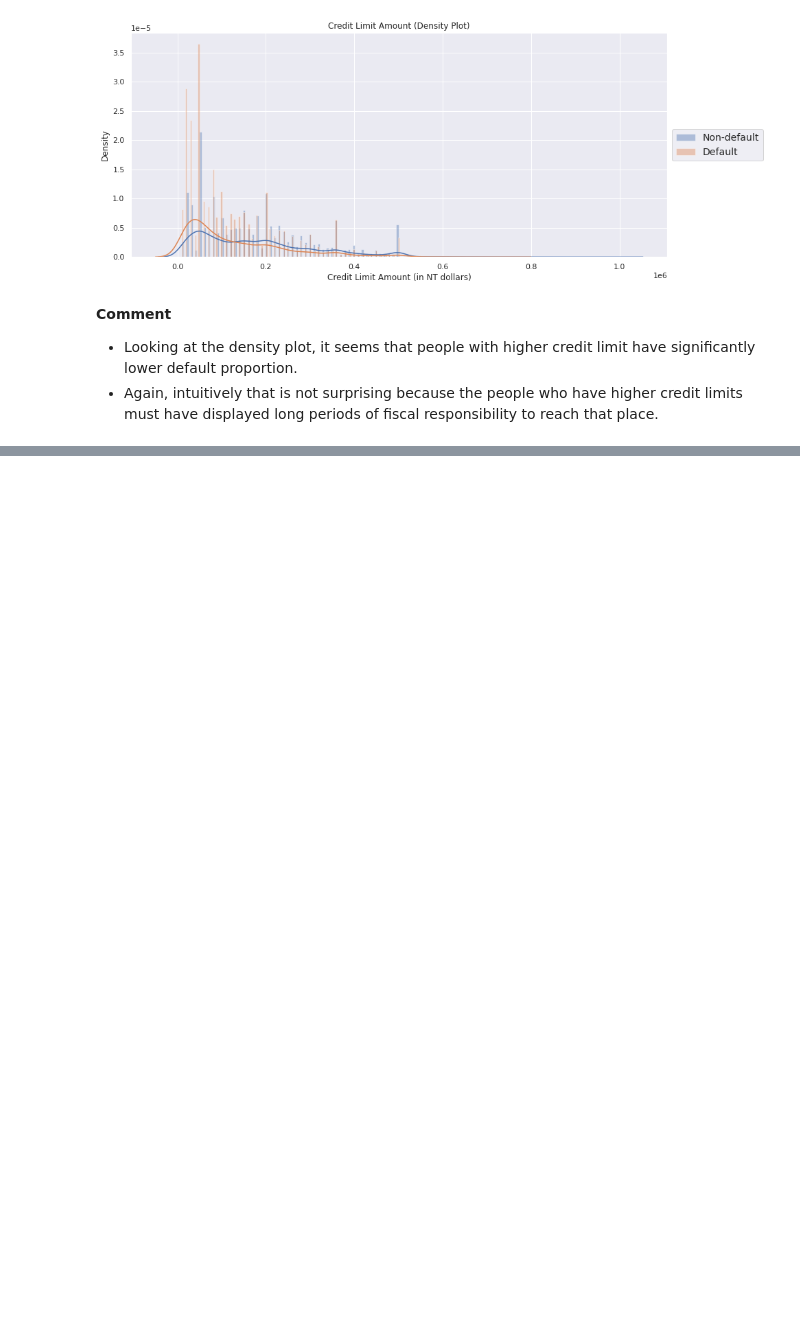
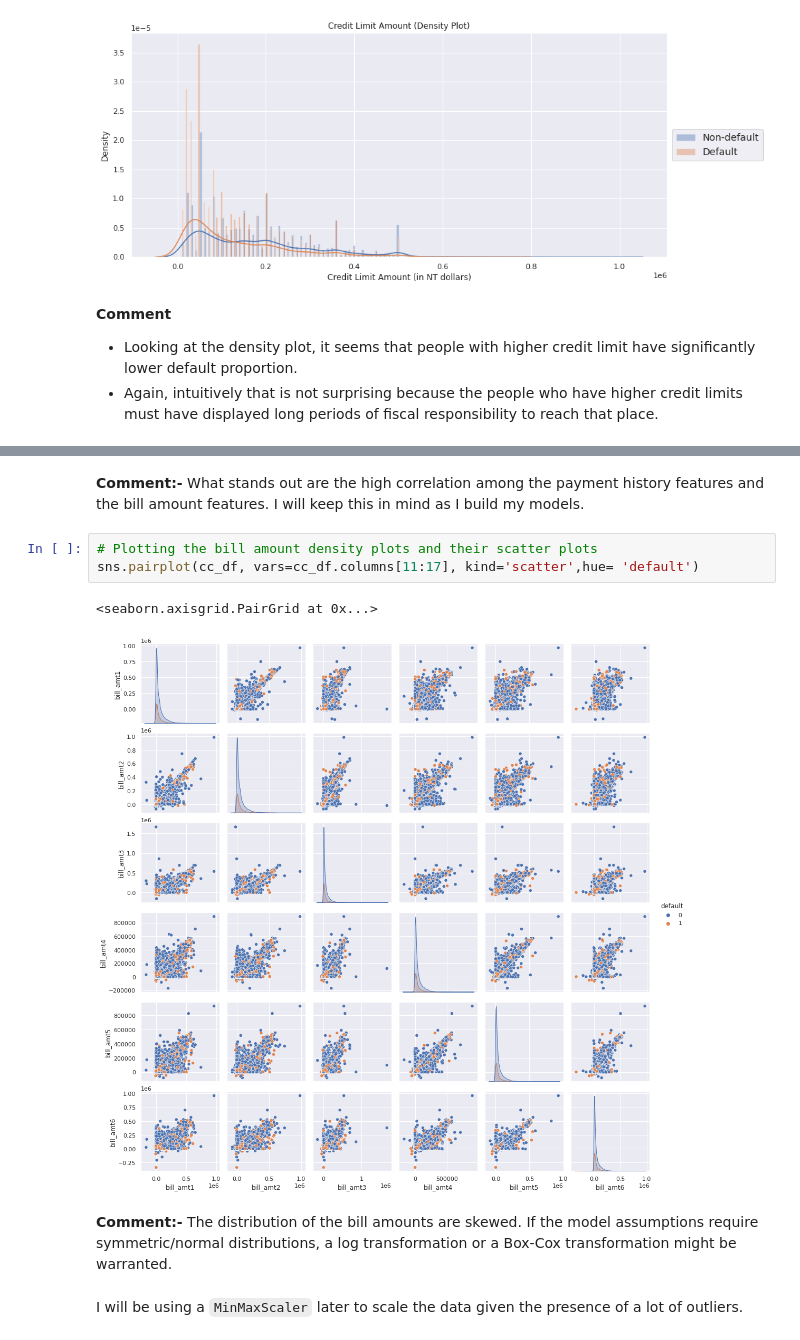
Before and after one commit to Aniket-Satpute/Credit-Card-Default-Prediction, a Jupyter notebook: Credit_Card_Default_Prediction_aniket.ipynb, the cells around one changed output, grey strips where cells are left out. Drawn from its saved outputs; the diff is of its cells as text; blank space fills up the shorter version.

```diff
--- a/Credit_Card_Default_Prediction_aniket.ipynb
+++ b/Credit_Card_Default_Prediction_aniket.ipynb
@@ -334,0 +418,14 @@ plt.show()
+# %% [markdown]
+**Comment:-**
+What stands out are the high correlation among the payment history features and the bill amount features. I will keep this in mind as I build my models.
+# %%
+# Plotting the bill amount density plots and their scatter plots
+sns.pairplot(cc_df, vars=cc_df.columns[11:17], kind='scatter',hue= 'default')
+# %% [output]
+<seaborn.axisgrid.PairGrid at 0x...>
+[figure, added]
+# %% [markdown]
+**Comment:-**
+The distribution of the bill amounts are skewed. If the model assumptions require symmetric/normal distributions, a log transformation or a Box-Cox transformation might be warranted.
+# %% [markdown]
+I will be using a `MinMaxScaler` later to scale the data given the presence of a lot of outliers.
```
Also changed, not shown: parts of 10 cells of this notebook.
